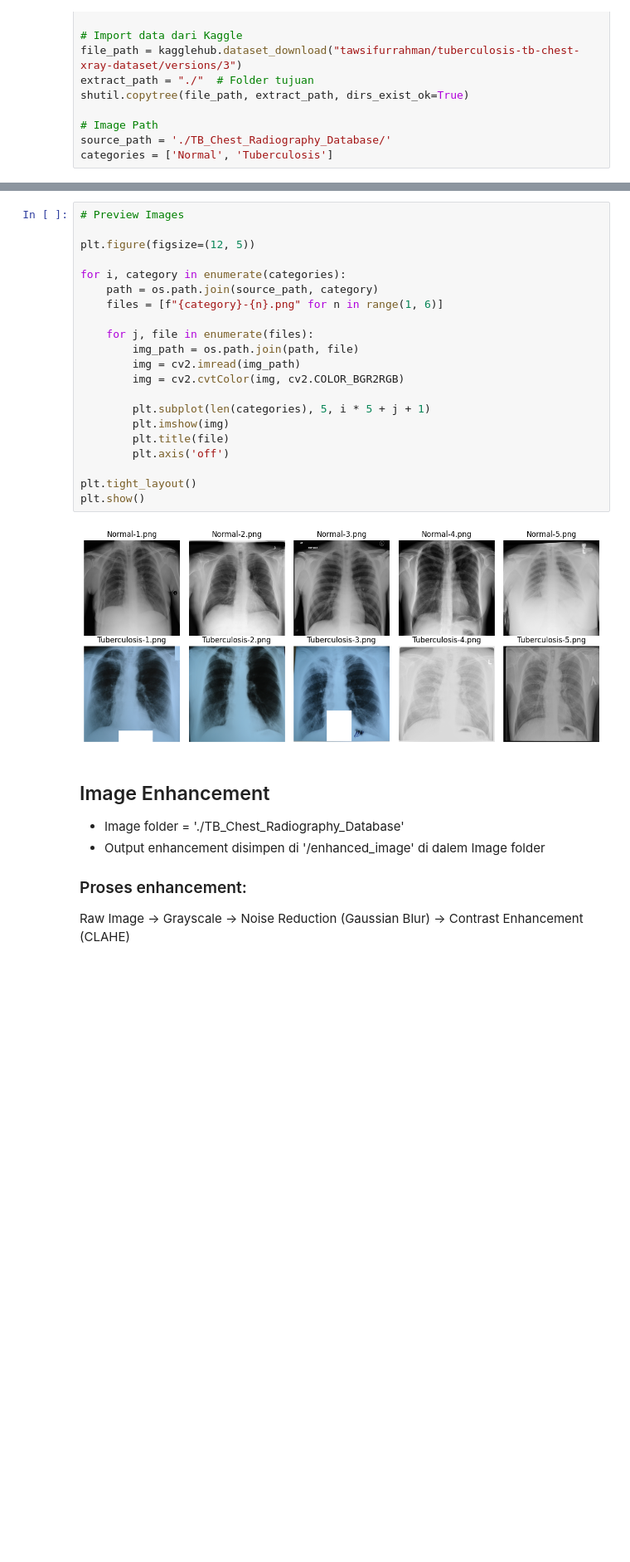
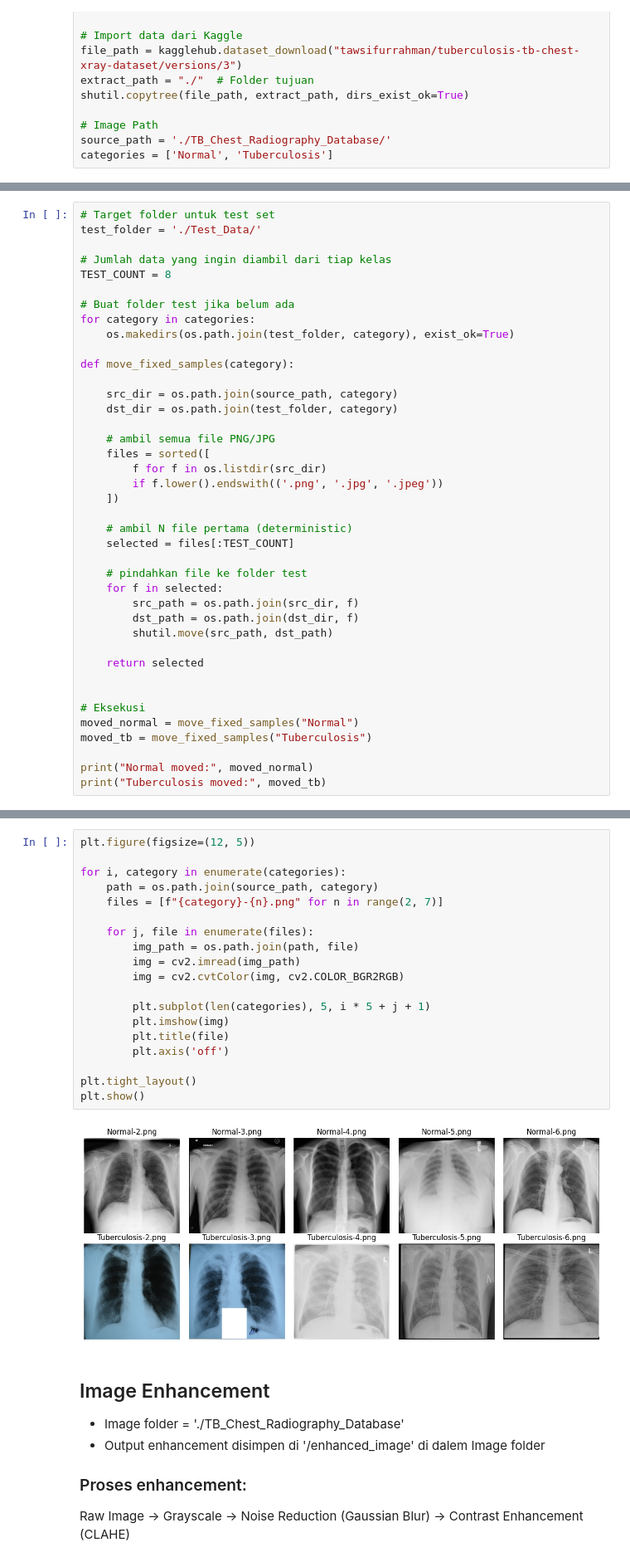
Before and after one commit to ahtape/tb-detection, a Jupyter notebook: tb-detect.ipynb, the cells around one changed output, grey strips where cells are left out. Shown at 83% size. Drawn from its saved outputs; the diff is of its cells as text; blank space fills up the shorter version.

```diff
--- a/tb-detect.ipynb
+++ b/tb-detect.ipynb
@@ -36,0 +41,40 @@ categories = ['Normal', 'Tuberculosis']
+# %%
+# Target folder untuk test set
+test_folder = './Test_Data/'
+
+# Jumlah data yang ingin diambil dari tiap kelas
+TEST_COUNT = 8
+
+# Buat folder test jika belum ada
+for category in categories:
+    os.makedirs(os.path.join(test_folder, category), exist_ok=True)
+
+def move_fixed_samples(category):
+
+    src_dir = os.path.join(source_path, category)
+    dst_dir = os.path.join(test_folder, category)
+
+    # ambil semua file PNG/JPG
+    files = sorted([
+        f for f in os.listdir(src_dir)
+        if f.lower().endswith(('.png', '.jpg', '.jpeg'))
+    ])
+
+    # ambil N file pertama (deterministic)
+    selected = files[:TEST_COUNT]
+
+    # pindahkan file ke folder test
+    for f in selected:
+        src_path = os.path.join(src_dir, f)
+        dst_path = os.path.join(dst_dir, f)
+        shutil.move(src_path, dst_path)
+
+    return selected
+
+
+# Eksekusi
+moved_normal = move_fixed_samples("Normal")
+moved_tb = move_fixed_samples("Tuberculosis")
+
+print("Normal moved:", moved_normal)
+print("Tuberculosis moved:", moved_tb)
@@ -37,26 +86,24 @@ categories = ['Normal', 'Tuberculosis']
 # %%
-# Preview Images
-
 plt.figure(figsize=(12, 5))
 
 for i, category in enumerate(categories):
     path = os.path.join(source_path, category)
-    files = [f"{category}-{n}.png" for n in range(1, 6)]
+    files = [f"{category}-{n}.png" for n in range(2, 7)]
 
     for j, file in enumerate(files):
         img_path = os.path.join(path, file)
         img = cv2.imread(img_path)
         img = cv2.cvtColor(img, cv2.COLOR_BGR2RGB)
 
         plt.subplot(len(categories), 5, i * 5 + j + 1)
         plt.imshow(img)
         plt.title(file)
         plt.axis('off')
 
 plt.tight_layout()
 plt.show()
 # %% [output]
-[figure, old version]
+[figure, new version]
 # %% [markdown]
 ## Image Enhancement
 
```
Also changed, not shown: parts of 12 cells of this notebook, 2 other files.
